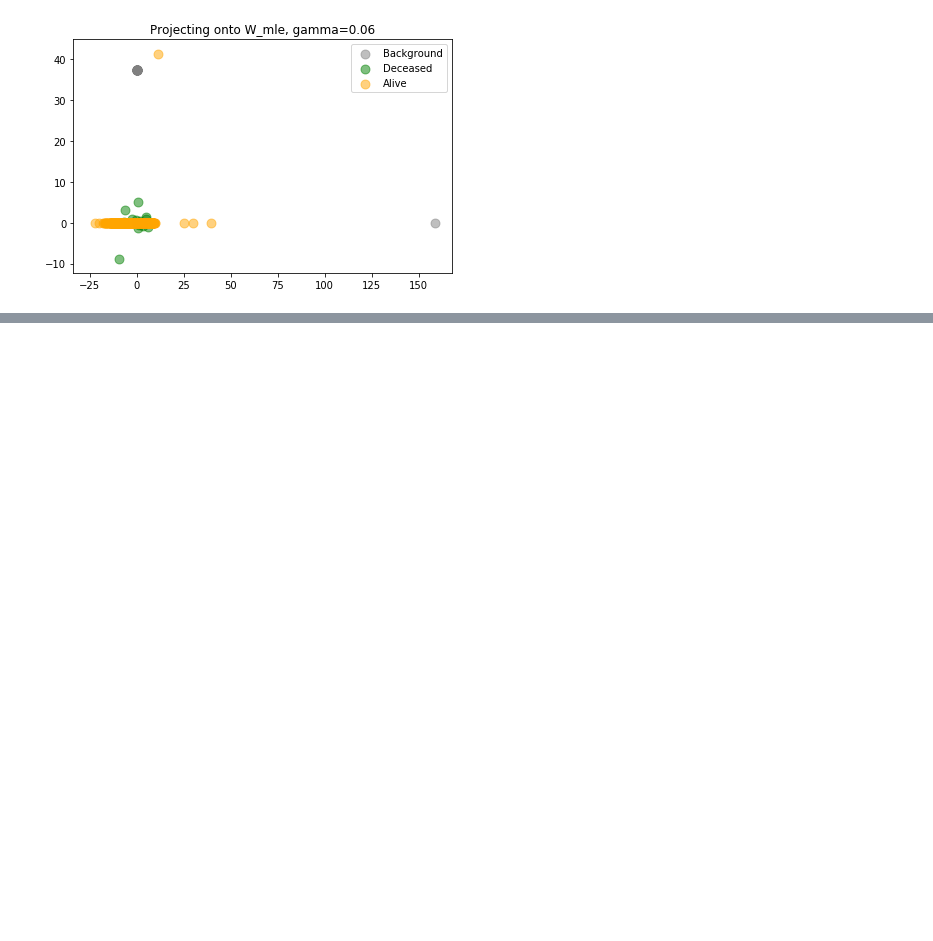
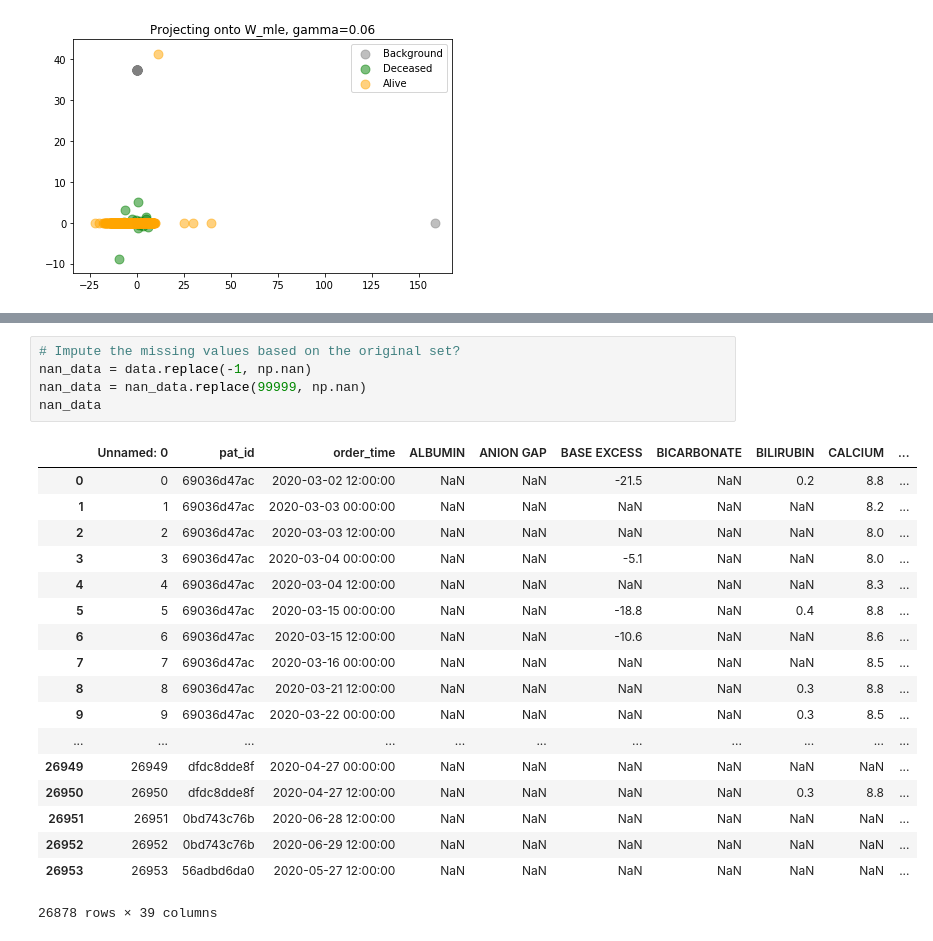
Before and after one commit to ArpiS/nested-policy-rl, a Jupyter notebook: pcpca/pcpca_covid.ipynb, the cells around one changed output, grey strips where cells are left out. Cells and saved outputs as stored; diff of their text form; blank space fills up the shorter version.

```diff
--- a/pcpca/pcpca_covid.ipynb
+++ b/pcpca/pcpca_covid.ipynb
@@ -612,0 +687,24 @@ plt.show()
+# %%
+# Impute the missing values based on the original set?
+nan_data = data.replace(-1, np.nan)
+nan_data = nan_data.replace(99999, np.nan)
+nan_data
+# %% [output]
+|  | Unnamed: 0 | pat_id | order_time | ALBUMIN | ANION GAP | BASE EXCESS | BICARBONATE | BILIRUBIN | CALCIUM | ... |
+| 0 | 0 | 69036d47ac | 2020-03-02 12:00:00 | NaN | NaN | -21.5 | NaN | 0.2 | 8.8 | ... |
+| 1 | 1 | 69036d47ac | 2020-03-03 00:00:00 | NaN | NaN | NaN | NaN | NaN | 8.2 | ... |
+| 2 | 2 | 69036d47ac | 2020-03-03 12:00:00 | NaN | NaN | NaN | NaN | NaN | 8.0 | ... |
+| 3 | 3 | 69036d47ac | 2020-03-04 00:00:00 | NaN | NaN | -5.1 | NaN | NaN | 8.0 | ... |
+| 4 | 4 | 69036d47ac | 2020-03-04 12:00:00 | NaN | NaN | NaN | NaN | NaN | 8.3 | ... |
+| 5 | 5 | 69036d47ac | 2020-03-15 00:00:00 | NaN | NaN | -18.8 | NaN | 0.4 | 8.8 | ... |
+| 6 | 6 | 69036d47ac | 2020-03-15 12:00:00 | NaN | NaN | -10.6 | NaN | NaN | 8.6 | ... |
+| 7 | 7 | 69036d47ac | 2020-03-16 00:00:00 | NaN | NaN | NaN | NaN | NaN | 8.5 | ... |
+| 8 | 8 | 69036d47ac | 2020-03-21 12:00:00 | NaN | NaN | NaN | NaN | 0.3 | 8.8 | ... |
+| 9 | 9 | 69036d47ac | 2020-03-22 00:00:00 | NaN | NaN | NaN | NaN | 0.3 | 8.5 | ... |
+| ... | ... | ... | ... | ... | ... | ... | ... | ... | ... | ... |
+| 26949 | 26949 | dfdc8dde8f | 2020-04-27 00:00:00 | NaN | NaN | NaN | NaN | NaN | NaN | ... |
+| 26950 | 26950 | dfdc8dde8f | 2020-04-27 12:00:00 | NaN | NaN | NaN | NaN | 0.3 | 8.8 | ... |
+| 26951 | 26951 | 0bd743c76b | 2020-06-28 12:00:00 | NaN | NaN | NaN | NaN | NaN | NaN | ... |
+| 26952 | 26952 | 0bd743c76b | 2020-06-29 12:00:00 | NaN | NaN | NaN | NaN | NaN | NaN | ... |
+| 26953 | 26953 | 56adbd6da0 | 2020-05-27 12:00:00 | NaN | NaN | NaN | NaN | NaN | NaN | ... |
+26878 rows × 39 columns
```
Also changed, not shown: parts of 11 cells of this notebook, 2 other files.
